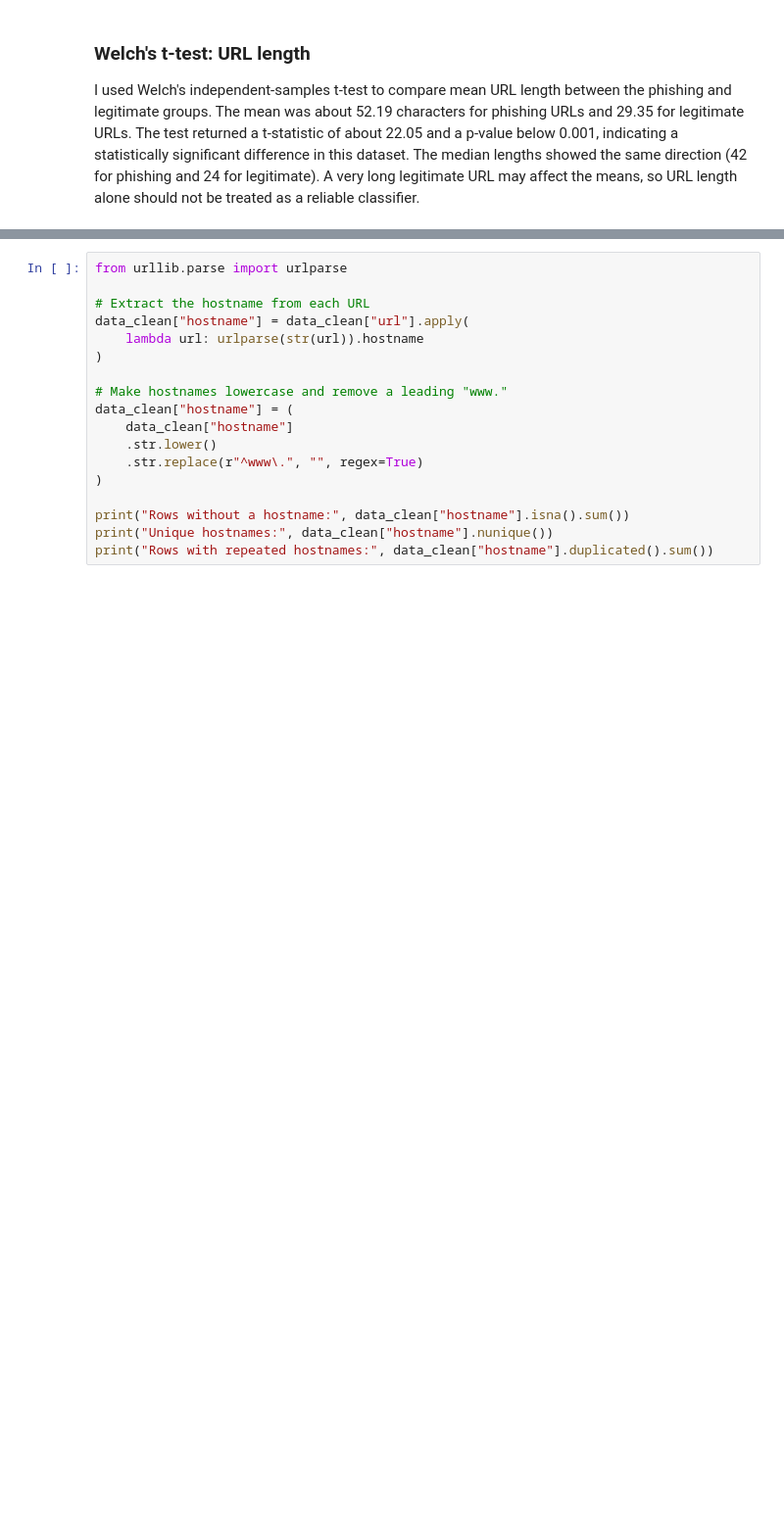
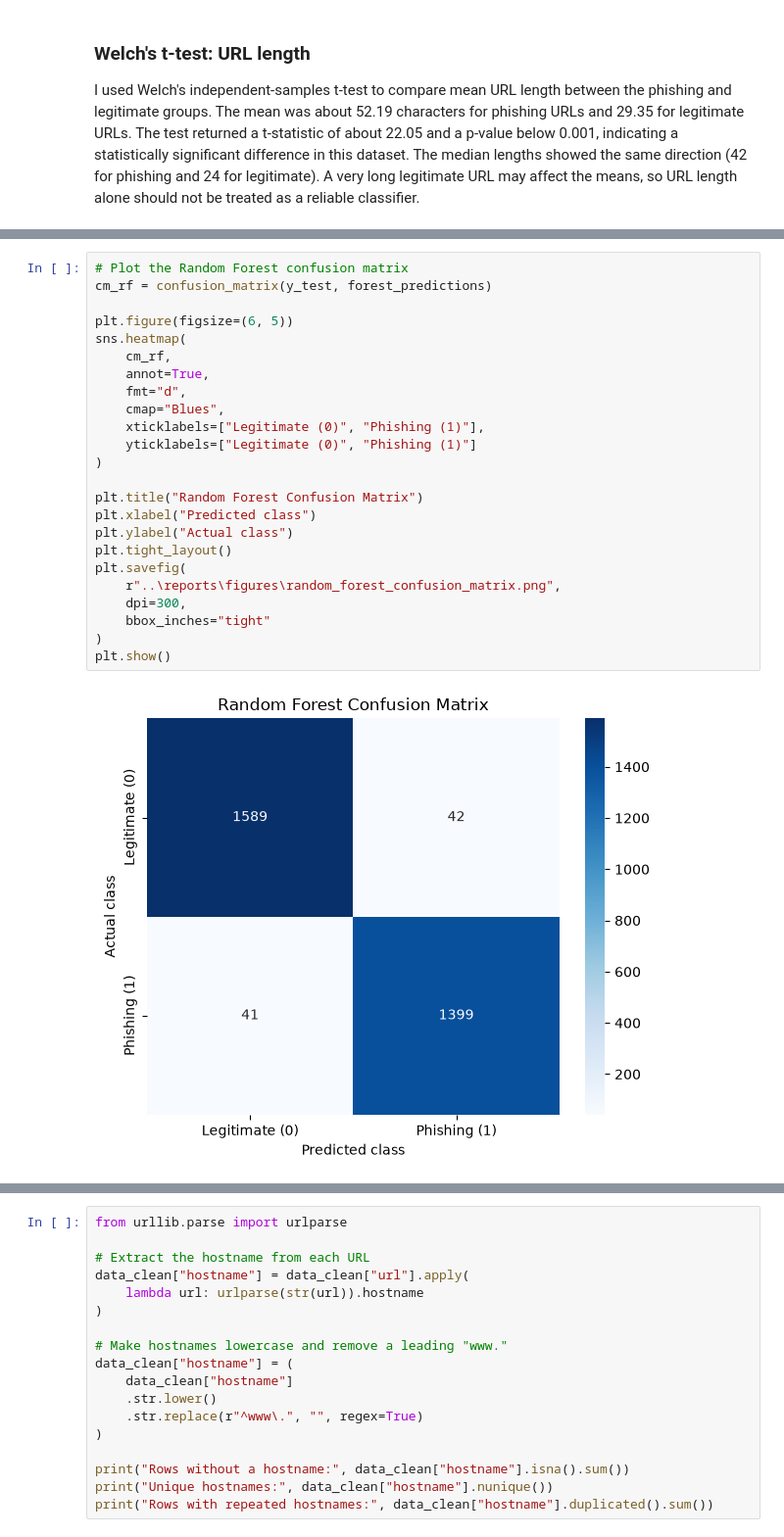
Before and after one commit to PalakVerma-github/compphish-phishing-detection, a Jupyter notebook: notebooks/phishing_detection.ipynb, the cells around one changed output, grey strips where cells are left out. Shown at 98% size. Saved outputs shown, nothing was run; the diff lists cells and outputs as text; blank space fills up the shorter version.

```diff
--- a/notebooks/phishing_detection.ipynb
+++ b/notebooks/phishing_detection.ipynb
@@ -761,3 +767,29 @@ Rows = actual labels (0, 1); columns = predicted labels (0, 1)
+# %%
+# Plot the Random Forest confusion matrix
+cm_rf = confusion_matrix(y_test, forest_predictions)
+
+plt.figure(figsize=(6, 5))
+sns.heatmap(
+    cm_rf,
+    annot=True,
+    fmt="d",
+    cmap="Blues",
+    xticklabels=["Legitimate (0)", "Phishing (1)"],
+    yticklabels=["Legitimate (0)", "Phishing (1)"]
+)
+
+plt.title("Random Forest Confusion Matrix")
+plt.xlabel("Predicted class")
+plt.ylabel("Actual class")
+plt.tight_layout()
+plt.savefig(
+    r"..\reports\figures\random_forest_confusion_matrix.png",
+    dpi=300,
+    bbox_inches="tight"
+)
+plt.show()
+# %% [output]
+[figure, added]
 # %% [markdown]
 ### Random Forest
 
```
Also changed, not shown: parts of 34 cells of this notebook, 5 other files.
